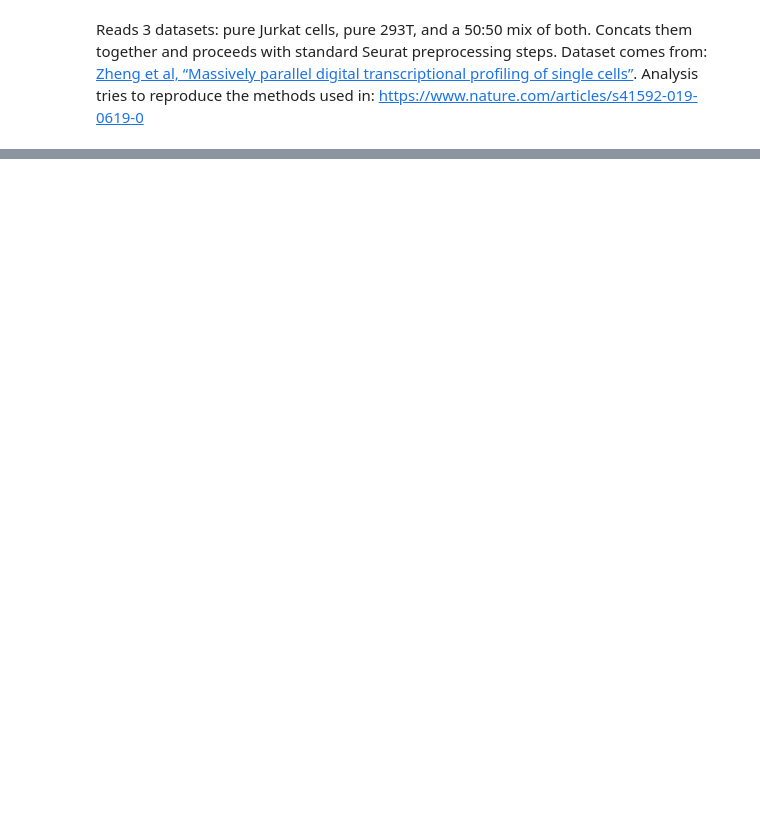
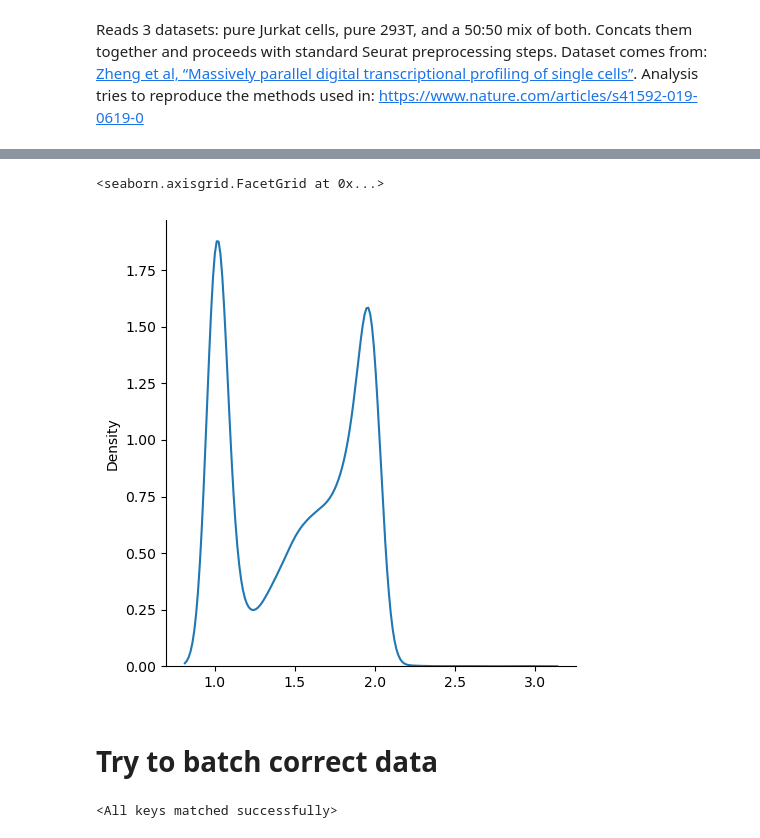
Before and after one commit to annkamsk/mvae, a Jupyter notebook: VAE_with_LISI_benchmark_Jurkat_293T.ipynb, the cells around one changed output, grey strips where cells are left out. Saved outputs shown, nothing was run; the diff lists cells and outputs as text; code cells hidden in the pictures; blank space fills up the shorter version.

```diff
--- a/VAE_with_LISI_benchmark_Jurkat_293T.ipynb
+++ b/VAE_with_LISI_benchmark_Jurkat_293T.ipynb
@@ -107,0 +174,2 @@ sc.pl.umap(adata, color=['dataset'])
+# %%
+dataset_lisi = compute_lisi(x, dataset_id, 3)
@@ -107,0 +182,7 @@ sc.pl.umap(adata, color=['dataset'])
+# %%
+sns.displot(data=dataset_lisi_np, kind="kde")
+# %% [output]
+<seaborn.axisgrid.FacetGrid at 0x...>
+[figure, added]
+# %% [markdown]
+# Try to batch correct data
@@ -107,0 +200,8 @@ sc.pl.umap(adata, color=['dataset'])
+# %%
+# from src.vae.train import train_vae
+# hist = train_vae(model, adata, batch_key="dataset", params=train_params)
+
+model_dict = torch.load('mvae_params/benchmark_jurkat_20230327-233101.pt', map_location='cuda')
+model.load_state_dict(model_dict)
+# %% [output]
+<All keys matched successfully>
```
Also changed, not shown: parts of 51 cells of this notebook, 16 other files.
